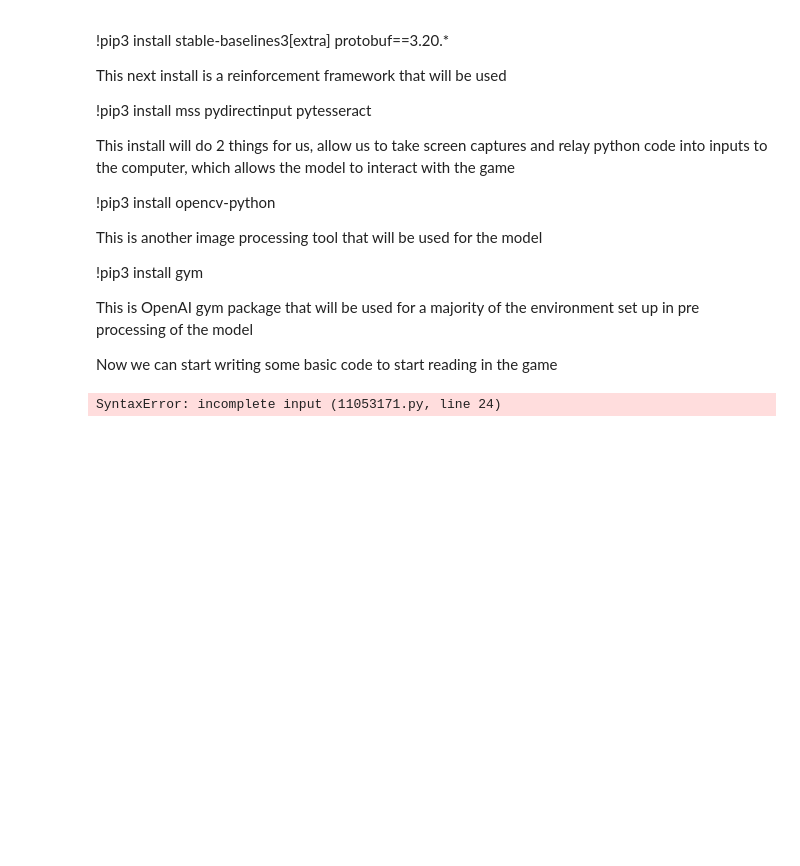
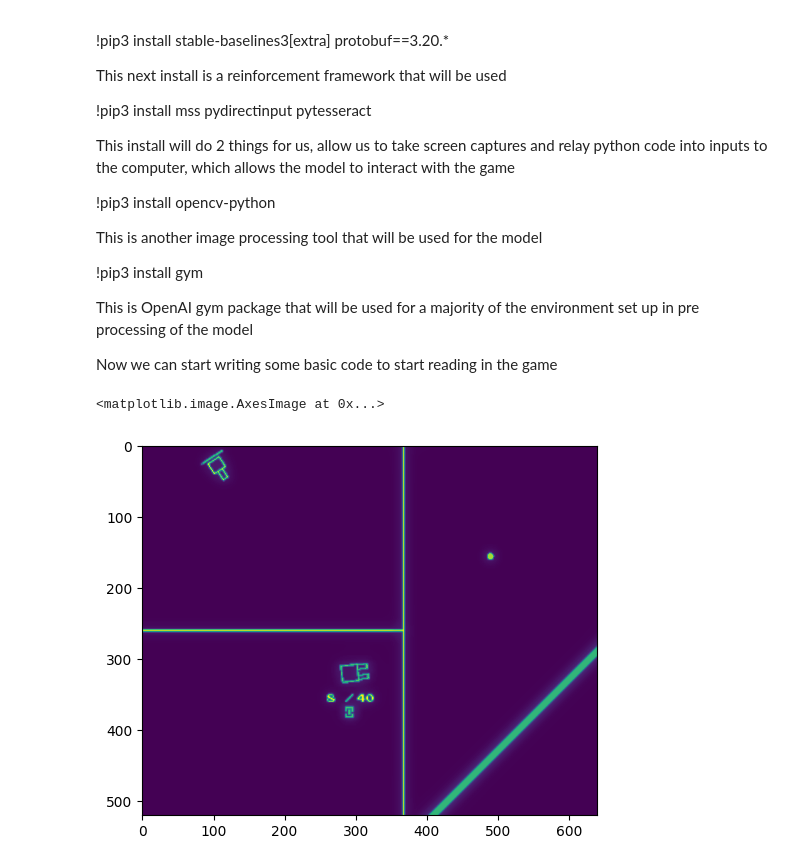
Before and after one commit to safetrix/ReinforcementLearningProject, a Jupyter notebook: ReinforcementLearningGeomania.ipynb, the cells around one changed output. Drawn from its saved outputs; the diff is of its cells as text; code cells hidden in the pictures; blank space fills up the shorter version.

Commit message:
added grayscale and correct image size

```diff
--- a/ReinforcementLearningGeomania.ipynb
+++ b/ReinforcementLearningGeomania.ipynb
@@ -87,11 +87,17 @@ class GeoManiaEnv(Env):
             ])
                # one thing to note is that mouse movement can be defined later on in the step function, as this is going to be a continuous action, defining it here could limit us later on
         self.capture = mss()
-        self.player_capture = {'top': 300, 'left':0, 'width':600, 'height':500}
+
+        self.player_capture = {'top':350, 'left':550, 'width':640, 'height':520}
         self.game_over = {'top': 300, 'left':0, 'width':600, 'height':500}
 
 
     def get_observation(self):
-        pass
+        raw_image =  np.array(self.capture.grab(self.player_capture))[:,:,:3]
+
+        gray_scale = cv2.cvtColor(raw_image, cv2.COLOR_BGR2GRAY)
+
+        resize = cv2.resize(gray_scale, (640,520))
+
+        channel = np.reshape(resize, (1,520,640))
+        return channel
-# %% [output]
-SyntaxError: incomplete input (11053171.py, line 24)
@@ -99,0 +104,6 @@ env = GeoManiaEnv()
+# %%
+env = GeoManiaEnv()
+plt.imshow(env.get_observation()[0])
+# %% [output]
+<matplotlib.image.AxesImage at 0x...>
+[figure, added]
```
Also changed, not shown: parts of 1 cell of this notebook.
